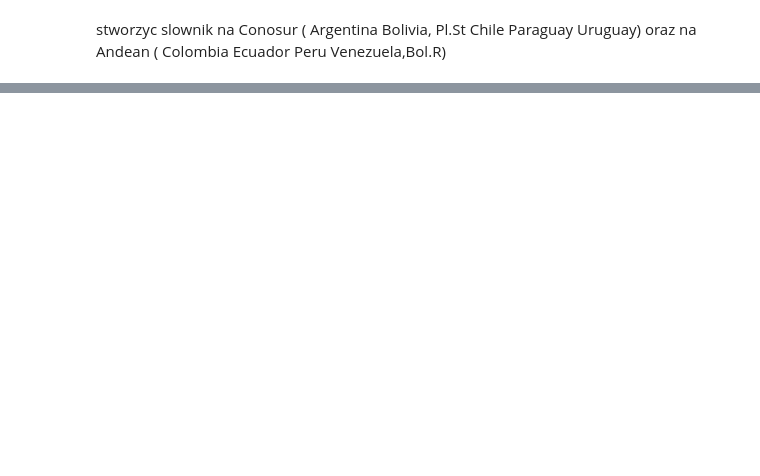
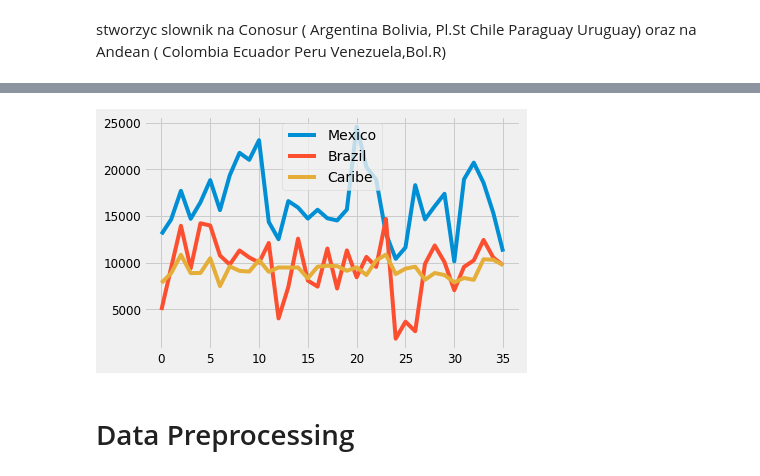
Before and after one commit to erg0-0/TimeSeries, a Jupyter notebook: Forecast 2019/Forecast_sales_prediction.ipynb, the cells around one changed output, grey strips where cells are left out. Saved outputs shown, nothing was run; the diff lists cells and outputs as text; code cells hidden in the pictures; blank space fills up the shorter version.

```diff
--- a/Forecast 2019/Forecast_sales_prediction.ipynb
+++ b/Forecast 2019/Forecast_sales_prediction.ipynb
@@ -28,0 +75,14 @@ stworzyc slownik na Conosur ( Argentina Bolivia, Pl.St Chile Paraguay Uruguay) o
+# %%
+mexico = df['Mexico']
+brazil = df['Brazil']
+caribe = df['Caribe']
+mexico.plot(legend=True)
+brazil.plot(legend=True)
+caribe.plot(legend=True)
+latam = df[['Mexico', 'Argentina', 'Chile',
+       'Other Conosur (Bol/Per/Uru)', 'Brazil', 'Colombia', 'Ecuador', 'Peru',
+       'Venezuela(Bol.R)', 'Caribe']]
+# %% [output]
+[figure, added]
+# %% [markdown]
+# Data Preprocessing
```
Also changed, not shown: parts of 10 cells of this notebook.
